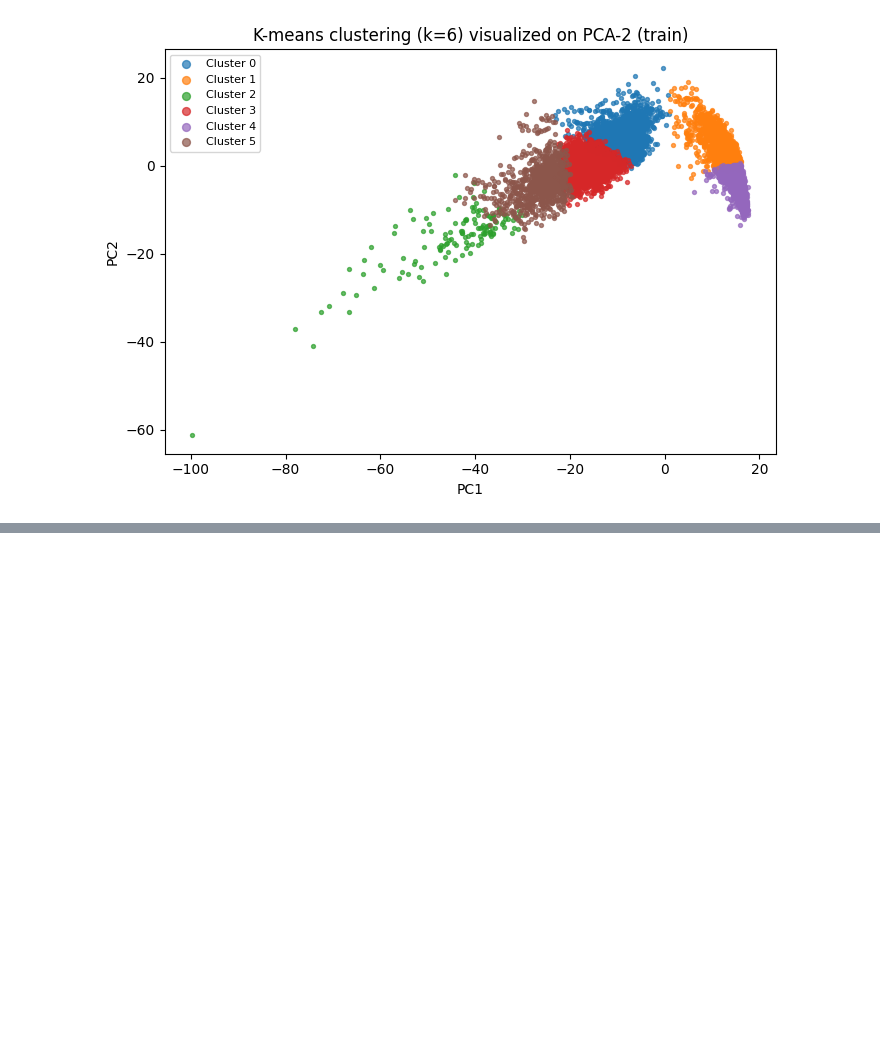
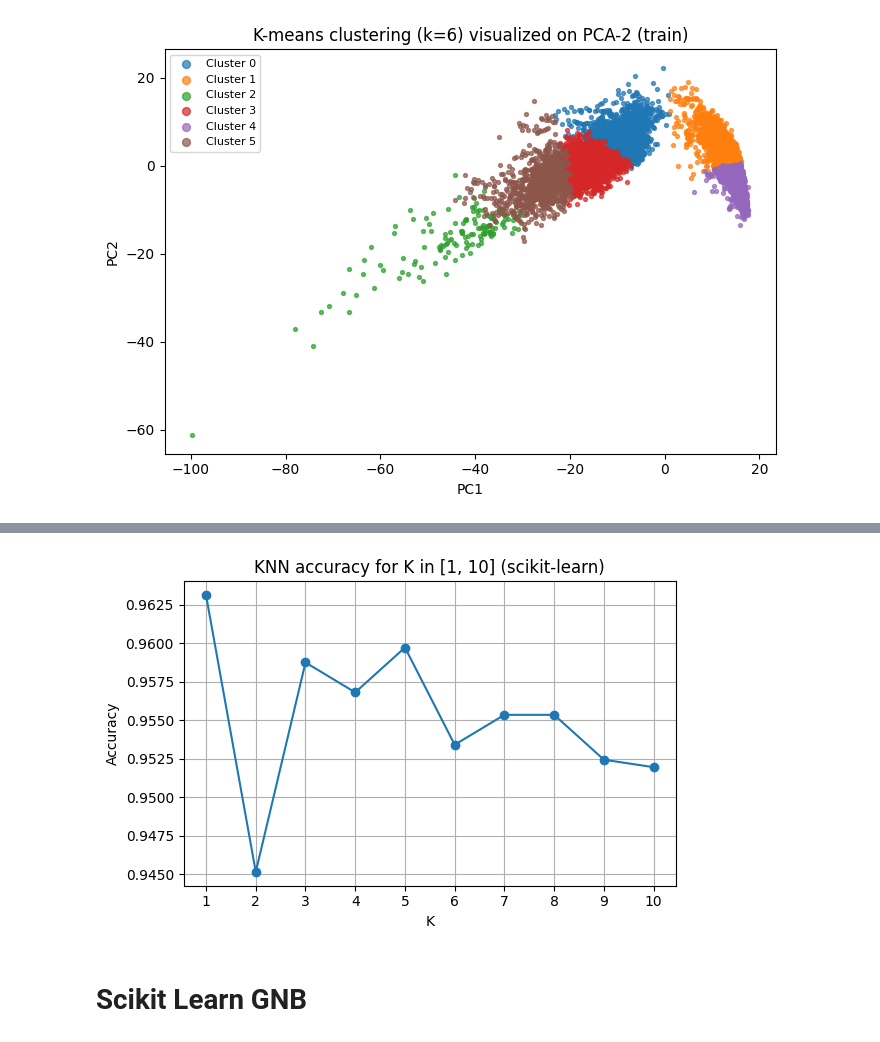
Before and after one commit to tasosger/ml_assignment, a Jupyter notebook: ml_assignment.ipynb, the cells around one changed output, grey strips where cells are left out. Saved outputs shown, nothing was run; the diff lists cells and outputs as text; code cells hidden in the pictures; blank space fills up the shorter version.

```diff
--- a/ml_assignment.ipynb
+++ b/ml_assignment.ipynb
@@ -825,0 +1012,22 @@ Explained variance (PC1+PC2): 0.570
+# %%
+from sklearn.neighbors import KNeighborsClassifier
+
+results = []
+
+for k in range(1, 11):
+    model = KNeighborsClassifier(n_neighbors=k, metric="minkowski", p=2)  # p=2 => Euclidean
+    model.fit(X_train, y_train)
+    y_pred = model.predict(X_test)
+
+    acc = accuracy_score(y_test, y_pred)
+    results.append((k, acc))
+    print(f"k={k:2d} | accuracy={acc:.4f}")
+
+best_k, best_acc = max(results, key=lambda t: t[1])
+print(f"\nBest k in [1,10]: {best_k} (accuracy={best_acc:.4f})")
+
+print(f"\nClassification Report for Best KNN (k={best_k}):")
+best_knn = KNeighborsClassifier(n_neighbors=best_k, metric="minkowski", p=2)
+best_knn.fit(X_train, y_train)
+best_pred = best_knn.predict(X_test)
+print(classification_report(y_test, best_pred))
@@ -825,0 +1052,17 @@ Explained variance (PC1+PC2): 0.570
+# %%
+ks = [k for k, _ in results]
+accs = [a for _, a in results]
+
+plt.figure(figsize=(6, 4))
+plt.plot(ks, accs, marker="o")
+plt.xticks(ks)
+plt.xlabel("K")
+plt.ylabel("Accuracy")
+plt.title("KNN accuracy for K in [1, 10] (scikit-learn)")
+plt.grid(True)
+plt.tight_layout()
+plt.show()
+# %% [output]
+[figure, added]
+# %% [markdown]
+# Scikit Learn GNB
```
Also changed, not shown: parts of 18 cells of this notebook.
